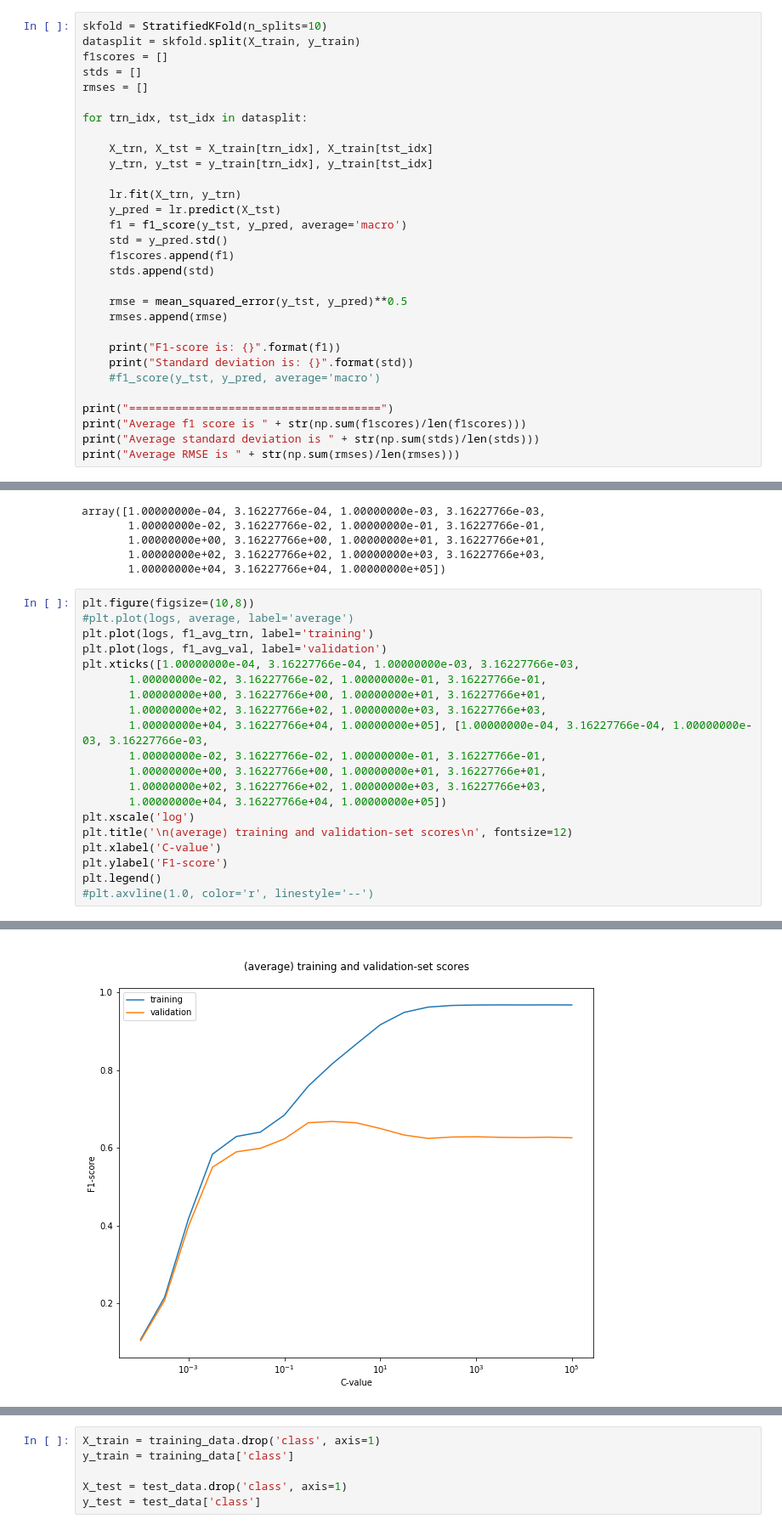
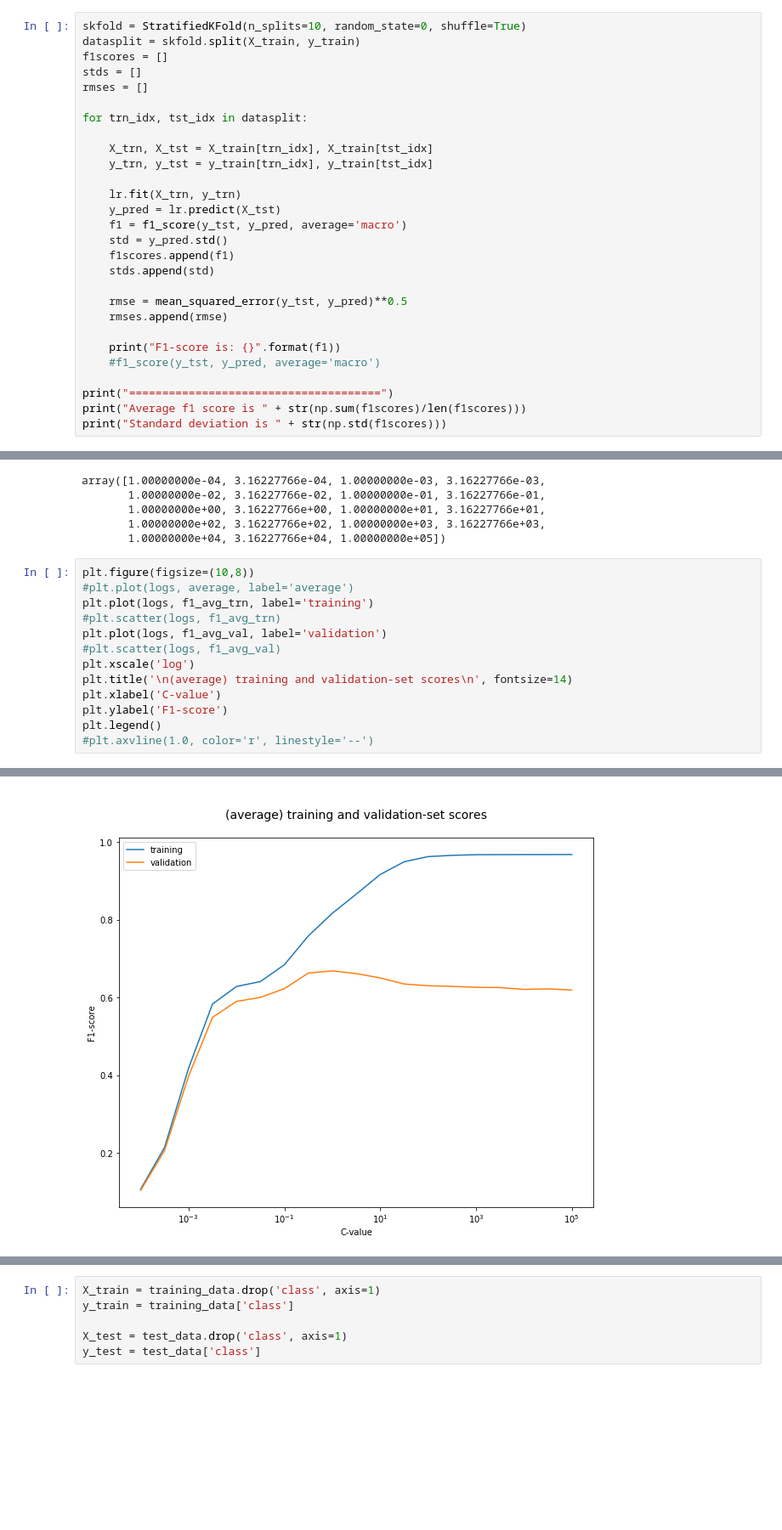
Before and after one commit to athiyadeviyani/Introductory-Applied-Machine-Learning, a Jupyter notebook: IAML_CW2.ipynb, the cells around one changed output, grey strips where cells are left out. Shown at 85% size. Cells and saved outputs as stored; diff of their text form; blank space fills up the shorter version.

```diff
--- a/IAML_CW2.ipynb
+++ b/IAML_CW2.ipynb
@@ -516,7 +529,7 @@ y_train = training_data['class']
 # %%
 #logisticRegressor.fit(X_train, y_train)
 # %%
-skfold = StratifiedKFold(n_splits=10)
+skfold = StratifiedKFold(n_splits=10, random_state=0, shuffle=True)
 datasplit = skfold.split(X_train, y_train)
 f1scores = []
 stds = []
@@ -538,11 +551,9 @@ for trn_idx, tst_idx in datasplit:
     rmses.append(rmse)
 
     print("F1-score is: {}".format(f1))
-    print("Standard deviation is: {}".format(std))
     #f1_score(y_tst, y_pred, average='macro')
 
 print("======================================")
 print("Average f1 score is " + str(np.sum(f1scores)/len(f1scores)))
-print("Average standard deviation is " + str(np.sum(stds)/len(stds)))
-print("Average RMSE is " + str(np.sum(rmses)/len(rmses)))
+print("Standard deviation is " + str(np.std(f1scores)))
 # %% [output]
@@ -814,26 +823,19 @@ array([1.00000000e-04, 3.16227766e-04, 1.00000000e-03, 3.16227766e-03,
 # %%
 plt.figure(figsize=(10,8))
 #plt.plot(logs, average, label='average')
 plt.plot(logs, f1_avg_trn, label='training')
+#plt.scatter(logs, f1_avg_trn)
 plt.plot(logs, f1_avg_val, label='validation')
-plt.xticks([1.00000000e-04, 3.16227766e-04, 1.00000000e-03, 3.16227766e-03,
-       1.00000000e-02, 3.16227766e-02, 1.00000000e-01, 3.16227766e-01,
-       1.00000000e+00, 3.16227766e+00, 1.00000000e+01, 3.16227766e+01,
-       1.00000000e+02, 3.16227766e+02, 1.00000000e+03, 3.16227766e+03,
-       1.00000000e+04, 3.16227766e+04, 1.00000000e+05], [1.00000000e-04, 3.16227766e-04, 1.00000000e-03, 3.16227766e-03,
-       1.00000000e-02, 3.16227766e-02, 1.00000000e-01, 3.16227766e-01,
-       1.00000000e+00, 3.16227766e+00, 1.00000000e+01, 3.16227766e+01,
-       1.00000000e+02, 3.16227766e+02, 1.00000000e+03, 3.16227766e+03,
-       1.00000000e+04, 3.16227766e+04, 1.00000000e+05])
+#plt.scatter(logs, f1_avg_val)
 plt.xscale('log')
-plt.title('\n(average) training and validation-set scores\n', fontsize=12)
+plt.title('\n(average) training and validation-set scores\n', fontsize=14)
 plt.xlabel('C-value')
 plt.ylabel('F1-score')
 plt.legend()
 #plt.axvline(1.0, color='r', linestyle='--')
 # %% [output]
 <matplotlib.legend.Legend at 0x...>
-[figure, old version]
+[figure, new version]
 # %% [markdown]
 [3.6] (7 points) What is the optimal value of C (and the corresponding score)? How did
 you choose this value? By making reference to the effect of the regularisation parameter
```
Also changed, not shown: parts of 24 cells of this notebook, 8 other files.
